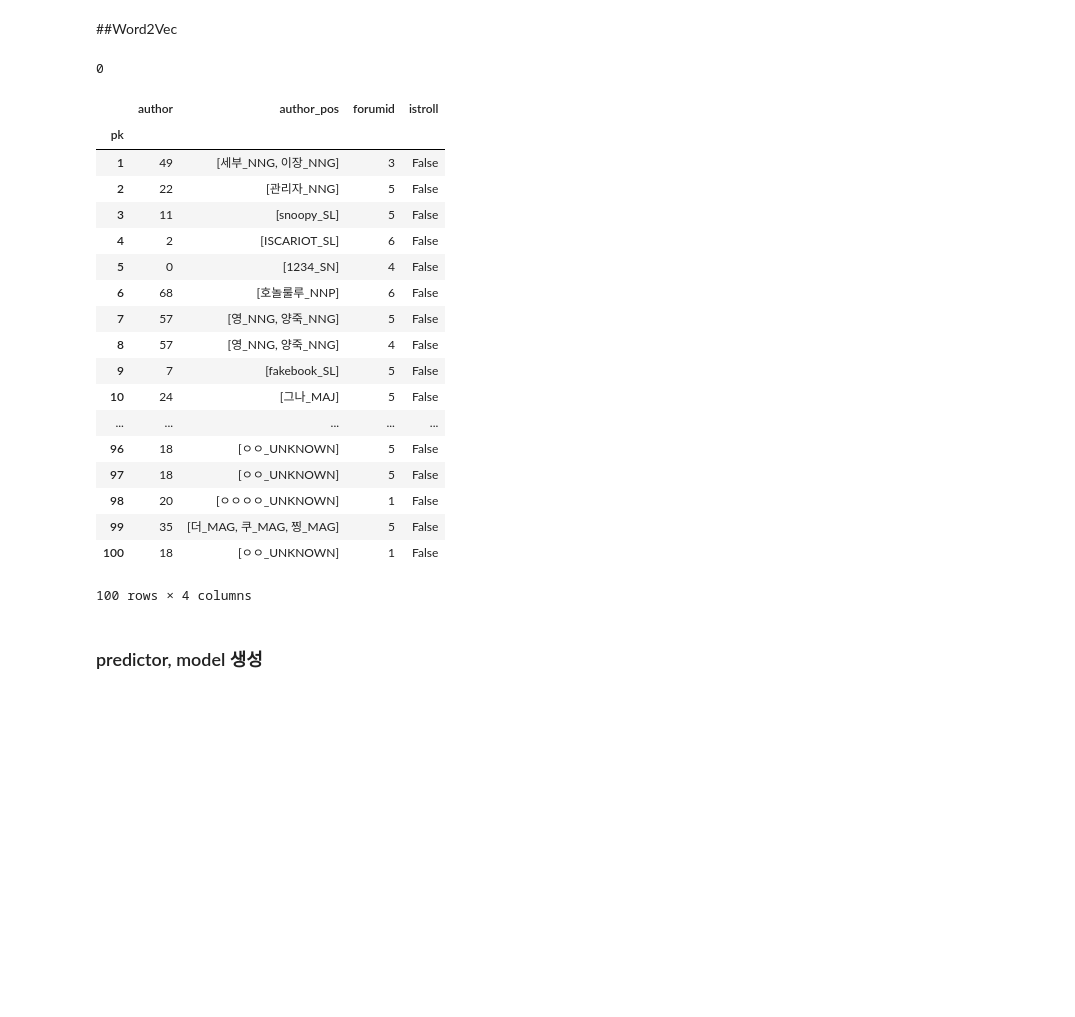
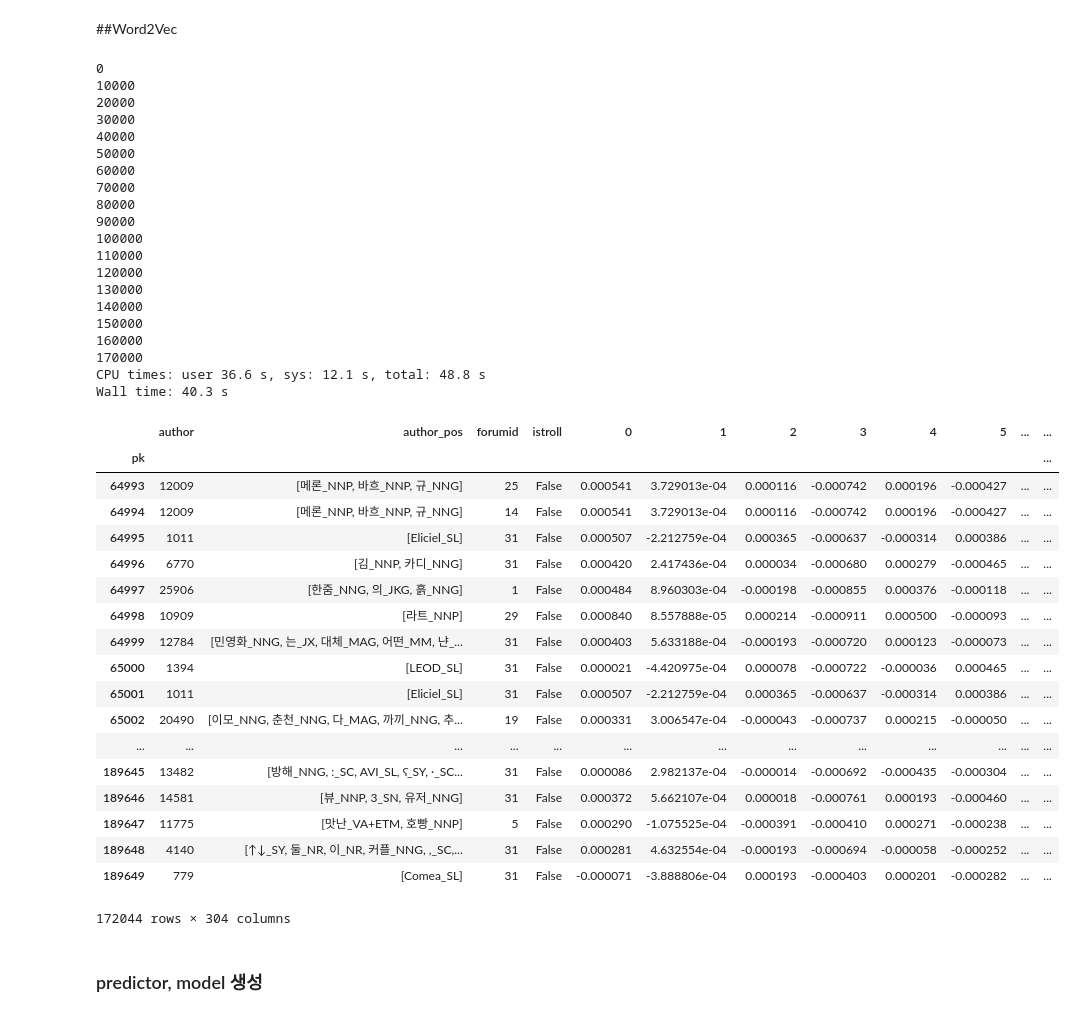
Before and after one commit to MacLunch/MacLunch, a Jupyter notebook: 1.Feature Extraction - Author, Forum.ipynb, the cells around one changed output. Saved outputs shown, nothing was run; the diff lists cells and outputs as text; code cells hidden in the pictures; blank space fills up the shorter version.

Commit message:
title의 word2vec 추가

```diff
--- a/1.Feature Extraction - Author, Forum.ipynb
+++ b/1.Feature Extraction - Author, Forum.ipynb
@@ -9,8 +9,8 @@ import glob
 from random import shuffle
 from bs4 import BeautifulSoup as bs
 
-#data_path = "data"
-data_path = "data(test)"
+data_path = "data"
+#data_path = "data(test)"
 
 file_list = glob.glob("%s/*.json" % data_path)
 
@@ -18,8 +18,5 @@ json_train=[]
 
 shuffle(file_list)
 for json_file_name in file_list:
-    print json_file_name
     json_file = json.loads(open(json_file_name).read())
     json_train += json_file["articles"]
-
-print len(json_train)
@@ -198,9 +209,11 @@ def getAvgFeatureVecs(texts, model, num_features):
 
         textFeatureVecs[i] = makeFeatureVec(text , model, num_features)
 
+    return textFeatureVecs
+
 def make_word2vec(train, col_name):
     num_features = 300
-    min_word_count = 1
+    min_word_count = 40
     num_workers = 4
     context = 10
     downsampling = 1e-3
@@ -213,38 +226,56 @@ def make_word2vec(train, col_name):
     train_feature = getAvgFeatureVecs(train[col_name].apply(lambda x:" ".join(x)), model, num_features)
     train_feature = pd.DataFrame(train_feature, index = train.index)
 
-    pirtrain_feature
     train = pd.concat([train, train_feature], axis = 1)
 
     return train
 # %%
 max_features = 1000
-#%time labeled_train = make_lda(labeled_train, 1000, 200, "author_pos")
-#%time labeled_train = make_bag_of_words(labeled_train, 1000, "author_pos")
+# #%time labeled_train = make_lda(labeled_train, 1000, 200, "author_pos")
+# #%time labeled_train = make_bag_of_words(labeled_train, 1000, "author_pos")
 
-labeled_train = make_word2vec(labeled_train, "author_pos")
+%time labeled_train = make_word2vec(labeled_train, "author_pos")
 labeled_train
 # %% [output]
 0
+10000
+20000
+30000
+40000
+50000
+60000
+70000
+80000
+90000
+100000
+110000
+120000
+130000
+140000
+150000
+160000
+170000
+CPU times: user 36.6 s, sys: 12.1 s, total: 48.8 s
+Wall time: 40.3 s
-|  | author | author_pos | forumid | istroll |
-| pk |  |  |  |  |
-| 1 | 49 | [세부_NNG, 이장_NNG] | 3 | False |
-| 2 | 22 | [관리자_NNG] | 5 | False |
-| 3 | 11 | [snoopy_SL] | 5 | False |
-| 4 | 2 | [ISCARIOT_SL] | 6 | False |
-| 5 | 0 | [1234_SN] | 4 | False |
-| 6 | 68 | [호놀룰루_NNP] | 6 | False |
-| 7 | 57 | [영_NNG, 양죽_NNG] | 5 | False |
-| 8 | 57 | [영_NNG, 양죽_NNG] | 4 | False |
-| 9 | 7 | [fakebook_SL] | 5 | False |
-| 10 | 24 | [그나_MAJ] | 5 | False |
-| ... | ... | ... | ... | ... |
-| 96 | 18 | [ㅇㅇ_UNKNOWN] | 5 | False |
-| 97 | 18 | [ㅇㅇ_UNKNOWN] | 5 | False |
-| 98 | 20 | [ㅇㅇㅇㅇ_UNKNOWN] | 1 | False |
-| 99 | 35 | [더_MAG, 쿠_MAG, 찡_MAG] | 5 | False |
-| 100 | 18 | [ㅇㅇ_UNKNOWN] | 1 | False |
+|  | author | author_pos | forumid | istroll | 0 | 1 | 2 | 3 | 4 | 5 | ... | ... |
+| pk |  |  |  |  |  |  |  |  |  |  |  | ... |
+| 64993 | 12009 | [메론_NNP, 바흐_NNP, 규_NNG] | 25 | False | 0.000541 | 3.729013e-04 | 0.000116 | -0.000742 | 0.000196 | -0.000427 | ... | ... |
+| 64994 | 12009 | [메론_NNP, 바흐_NNP, 규_NNG] | 14 | False | 0.000541 | 3.729013e-04 | 0.000116 | -0.000742 | 0.000196 | -0.000427 | ... | ... |
+| 64995 | 1011 | [Eliciel_SL] | 31 | False | 0.000507 | -2.212759e-04 | 0.000365 | -0.000637 | -0.000314 | 0.000386 | ... | ... |
+| 64996 | 6770 | [김_NNP, 카디_NNG] | 31 | False | 0.000420 | 2.417436e-04 | 0.000034 | -0.000680 | 0.000279 | -0.000465 | ... | ... |
+| 64997 | 25906 | [한줌_NNG, 의_JKG, 흙_NNG] | 1 | False | 0.000484 | 8.960303e-04 | -0.000198 | -0.000855 | 0.000376 | -0.000118 | ... | ... |
+| 64998 | 10909 | [라트_NNP] | 29 | False | 0.000840 | 8.557888e-05 | 0.000214 | -0.000911 | 0.000500 | -0.000093 | ... | ... |
+| 64999 | 12784 | [민영화_NNG, 는_JX, 대체_MAG, 어떤_MM, 냔_... | 31 | False | 0.000403 | 5.633188e-04 | -0.000193 | -0.000720 | 0.000123 | -0.000073 | ... | ... |
+| 65000 | 1394 | [LEOD_SL] | 31 | False | 0.000021 | -4.420975e-04 | 0.000078 | -0.000722 | -0.000036 | 0.000465 | ... | ... |
+| 65001 | 1011 | [Eliciel_SL] | 31 | False | 0.000507 | -2.212759e-04 | 0.000365 | -0.000637 | -0.000314 | 0.000386 | ... | ... |
+| 65002 | 20490 | [이모_NNG, 춘천_NNG, 다_MAG, 까끼_NNG, 추... | 19 | False | 0.000331 | 3.006547e-04 | -0.000043 | -0.000737 | 0.000215 | -0.000050 | ... | ... |
+| ... | ... | ... | ... | ... | ... | ... | ... | ... | ... | ... | ... | ... |
+| 189645 | 13482 | [방해_NNG, :_SC, AVI_SL, ʕ_SY, ·_SC... | 31 | False | 0.000086 | 2.982137e-04 | -0.000014 | -0.000692 | -0.000435 | -0.000304 | ... | ... |
+| 189646 | 14581 | [뷰_NNP, 3_SN, 유저_NNG] | 31 | False | 0.000372 | 5.662107e-04 | 0.000018 | -0.000761 | 0.000193 | -0.000460 | ... | ... |
+| 189647 | 11775 | [맛난_VA+ETM, 호빵_NNP] | 5 | False | 0.000290 | -1.075525e-04 | -0.000391 | -0.000410 | 0.000271 | -0.000238 | ... | ... |
+| 189648 | 4140 | [↑↓_SY, 둘_NR, 이_NR, 커플_NNG, ,_SC,... | 31 | False | 0.000281 | 4.632554e-04 | -0.000193 | -0.000694 | -0.000058 | -0.000252 | ... | ... |
+| 189649 | 779 | [Comea_SL] | 31 | False | -0.000071 | -3.888806e-04 | 0.000193 | -0.000403 | 0.000201 | -0.000282 | ... | ... |
-100 rows × 4 columns
+172044 rows × 304 columns
 # %% [markdown]
 ### predictor, model 생성
 # %%
```
Also changed, not shown: parts of 6 cells of this notebook, 2 other files.
